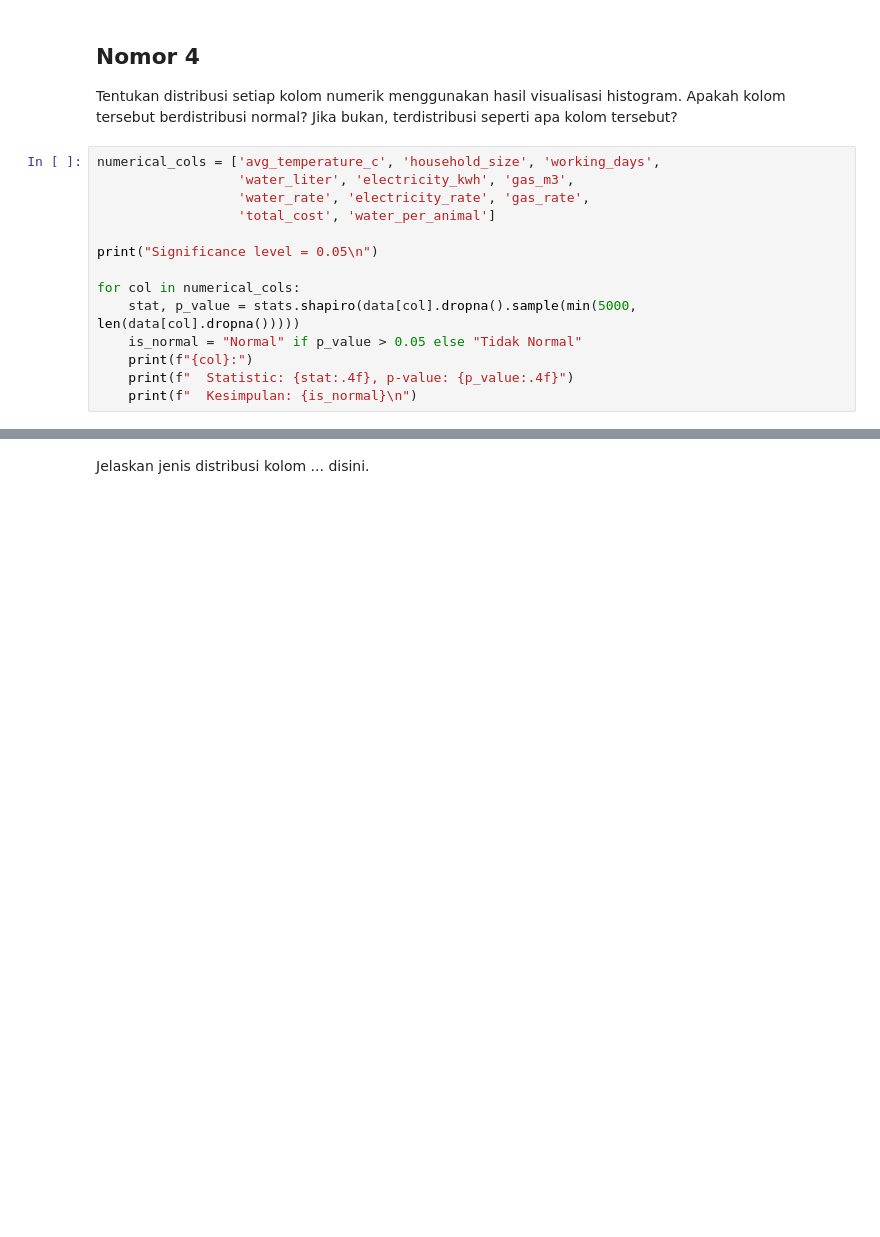
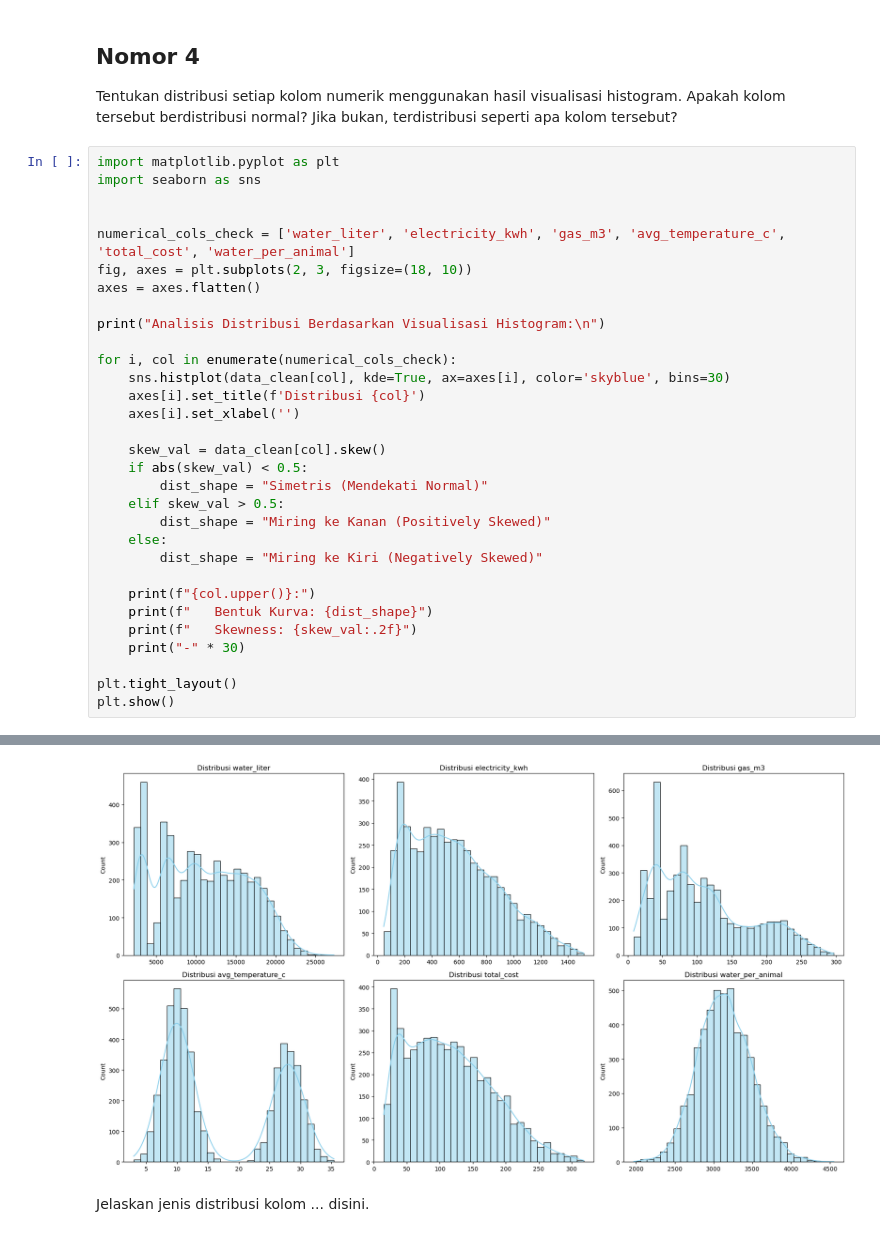
Before and after one commit to road2qnt/IF2120-FinalProject, a Jupyter notebook: src/Template.ipynb, the cells around one changed output, grey strips where cells are left out. Drawn from its saved outputs; the diff is of its cells as text; blank space fills up the shorter version.

```diff
--- a/src/Template.ipynb
+++ b/src/Template.ipynb
@@ -253,17 +447,35 @@ Jelaskan kondisi kolom ... berdasarkan hasil plot distribusi disini.
 # %% [markdown]
 ## Nomor 4
 Tentukan distribusi setiap kolom numerik menggunakan hasil visualisasi histogram. Apakah kolom tersebut berdistribusi normal? Jika bukan, terdistribusi seperti apa kolom tersebut?
-# %%
-numerical_cols = ['avg_temperature_c', 'household_size', 'working_days',
-                  'water_liter', 'electricity_kwh', 'gas_m3',
-                  'water_rate', 'electricity_rate', 'gas_rate',
-                  'total_cost', 'water_per_animal']
-
-print("Significance level = 0.05\n")
-
-for col in numerical_cols:
-    stat, p_value = stats.shapiro(data[col].dropna().sample(min(5000, len(data[col].dropna()))))
-    is_normal = "Normal" if p_value > 0.05 else "Tidak Normal"
-    print(f"{col}:")
-    print(f"  Statistic: {stat:.4f}, p-value: {p_value:.4f}")
-    print(f"  Kesimpulan: {is_normal}\n")
+# %%
+import matplotlib.pyplot as plt
+import seaborn as sns
+
+
+numerical_cols_check = ['water_liter', 'electricity_kwh', 'gas_m3', 'avg_temperature_c', 'total_cost', 'water_per_animal']
+fig, axes = plt.subplots(2, 3, figsize=(18, 10))
+axes = axes.flatten()
+
+print("Analisis Distribusi Berdasarkan Visualisasi Histogram:\n")
+
+for i, col in enumerate(numerical_cols_check):
+    sns.histplot(data_clean[col], kde=True, ax=axes[i], color='skyblue', bins=30)
+    axes[i].set_title(f'Distribusi {col}')
+    axes[i].set_xlabel('')
+
+    skew_val = data_clean[col].skew()
+    if abs(skew_val) < 0.5:
+        dist_shape = "Simetris (Mendekati Normal)"
+    elif skew_val > 0.5:
+        dist_shape = "Miring ke Kanan (Positively Skewed)"
+    else:
+        dist_shape = "Miring ke Kiri (Negatively Skewed)"
+
+    print(f"{col.upper()}:")
+    print(f"   Bentuk Kurva: {dist_shape}")
+    print(f"   Skewness: {skew_val:.2f}")
+    print("-" * 30)
+
+plt.tight_layout()
+plt.show()
+# %% [output]
@@ -270,3 +499,4 @@ for col in numerical_cols:
+[figure, added]
 # %% [markdown]
 Jelaskan jenis distribusi kolom ... disini.
 # %% [markdown]
```
Also changed, not shown: parts of 34 cells of this notebook.
